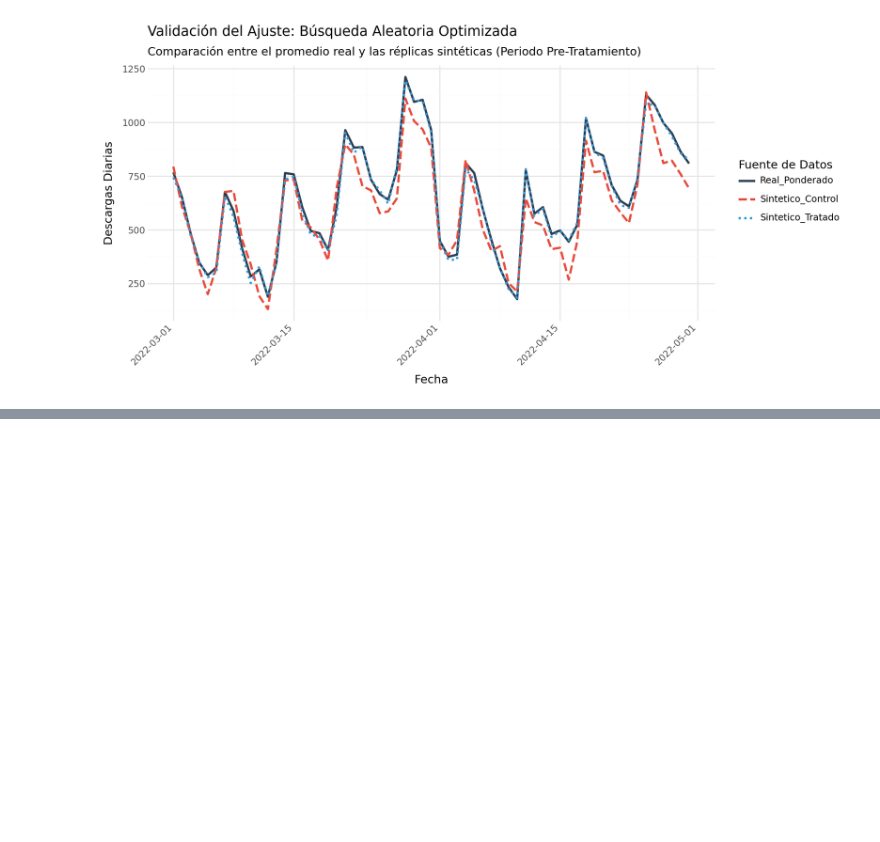
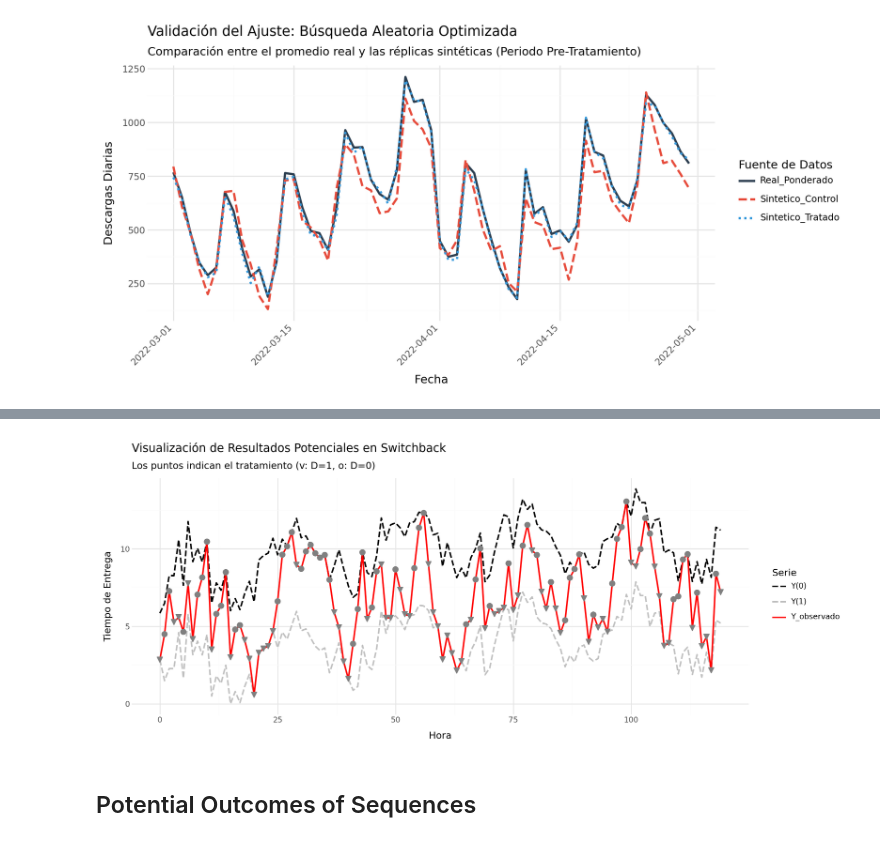
Before and after one commit to Sechi42/Causal_Inference-with-python, a Jupyter notebook: ch10/Geo_and_Switchback_Experiments.ipynb, the cells around one changed output, grey strips where cells are left out. Saved outputs shown, nothing was run; the diff lists cells and outputs as text; code cells hidden in the pictures; blank space fills up the shorter version.

Commit message:
Se continua viendo que la data real circulara dentro de 2 bandas, una donde la variable se movera en un mundo donde no existio tratamiento y otra donde si

```diff
--- a/ch10/Geo_and_Switchback_Experiments.ipynb
+++ b/ch10/Geo_and_Switchback_Experiments.ipynb
@@ -382,0 +394,3 @@ plot_long = plot_data.unpivot(
+# %%
+df = pl.read_csv("../data/sb_exp_every.csv")
+df.head()
@@ -382,0 +406,53 @@ plot_long = plot_data.unpivot(
+# %%
+# Mantenemos la lógica de Polars para eficiencia
+df_idx = df.with_row_index("hour")
+
+# Transformamos a formato largo para mapear las series de resultados potenciales
+lines = (
+    df_idx.select(["hour", "delivery_time_0", "delivery_time_1", "delivery_time"])
+    .unpivot( # Usamos el unpivot de Polars
+        index="hour",
+        on=["delivery_time_0", "delivery_time_1", "delivery_time"],
+        variable_name="Serie",
+        value_name="val",
+    )
+    .with_columns(
+        pl.when(pl.col("Serie") == "delivery_time_0").then(pl.lit("Y(0)"))
+        .when(pl.col("Serie") == "delivery_time_1").then(pl.lit("Y(1)"))
+        .otherwise(pl.lit("Y_observado"))
+        .alias("Serie")
+    )
+)
+
+# Convertimos a pandas solo para la visualización final con plotnine
+lines_pd = lines.to_pandas()
+df_idx_pd = df_idx.to_pandas()
+
+(
+    ggplot(lines_pd, aes(x="hour", y="val", color="Serie", linetype="Serie"))
+    + geom_line(size=1)
+    + geom_point(
+        data=df_idx_pd[df_idx_pd["d"] == 1],
+        mapping=aes(x="hour", y="delivery_time"),
+        shape="v", size=3, color="gray", inherit_aes=False
+    )
+    + geom_point(
+        data=df_idx_pd[df_idx_pd["d"] == 0],
+        mapping=aes(x="hour", y="delivery_time"),
+        shape="o", size=3, color="gray", inherit_aes=False
+    )
+    # Definimos colores válidos explícitamente
+    + scale_color_manual(values={"Y(0)": "black", "Y(1)": "silver", "Y_observado": "red"})
+    + scale_linetype_manual(values={"Y(0)": "dashed", "Y(1)": "dashed", "Y_observado": "solid"})
+    + labs(
+        title="Visualización de Resultados Potenciales en Switchback",
+        subtitle="Los puntos indican el tratamiento (v: D=1, o: D=0)",
+        x="Hora", y="Tiempo de Entrega"
+    )
+    + theme_minimal()
+    + theme(figure_size=(12, 5))
+)
+# %% [output]
+[figure, added]
+# %% [markdown]
+## Potential Outcomes of Sequences
```
Also changed, not shown: parts of 5 cells of this notebook, 2 other files.
